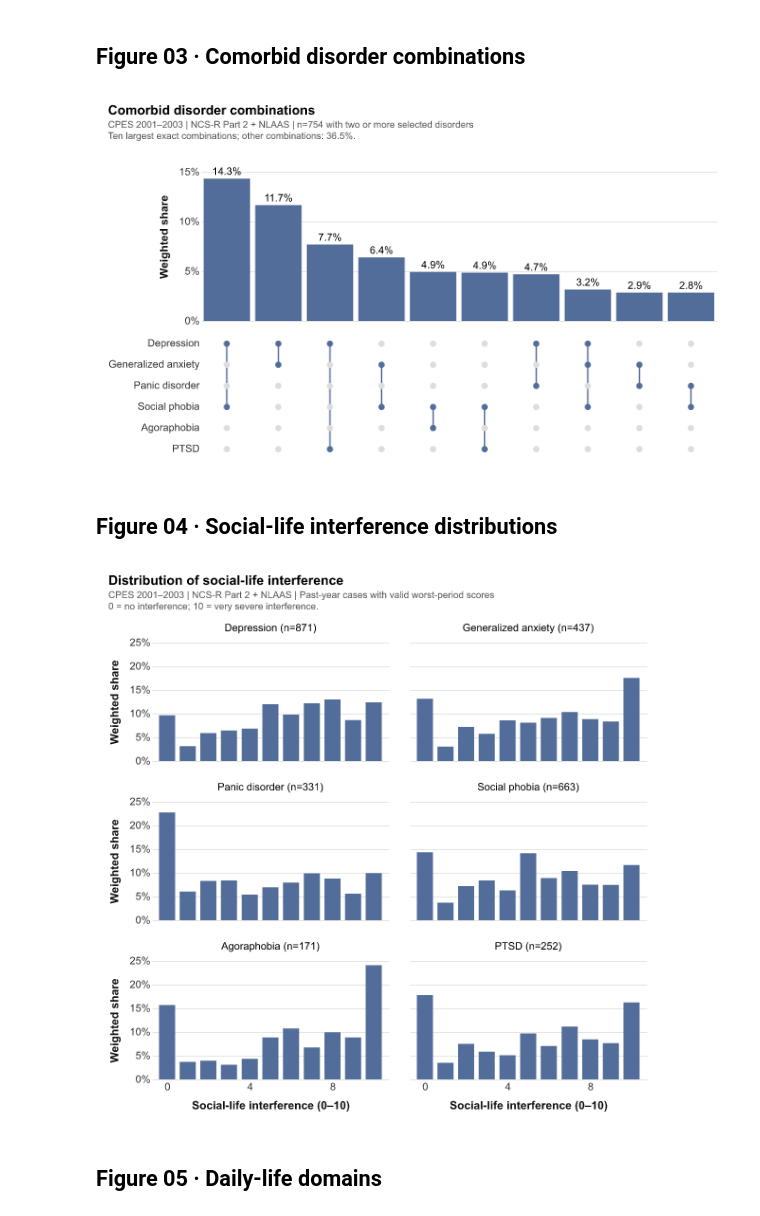
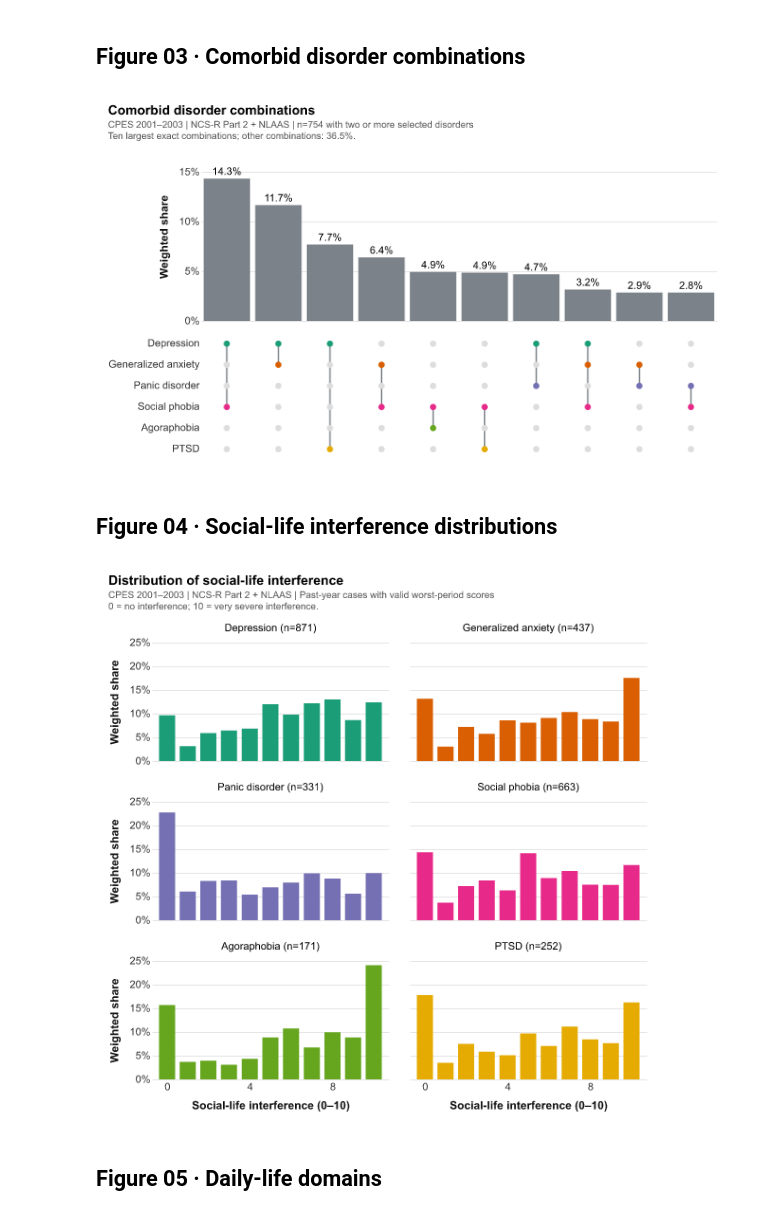
Before and after one commit to judycchen/capp30239-data-visualization_judy-chen, a Jupyter notebook: static-viz-project/milestone2_draft/static-draft.ipynb, the cells around one changed output. Drawn from its saved outputs; the diff is of its cells as text; code cells hidden in the pictures.

```diff
--- a/static-viz-project/milestone2_draft/static-draft.ipynb
+++ b/static-viz-project/milestone2_draft/static-draft.ipynb
@@ -24,8 +24,18 @@ import altair as alt
 alt.renderers.enable("png")
 
 BLUE, ORANGE = "#536D9A", "#B67439"
-DISORDER_LABELS = ["Depression", "Generalized anxiety", "Panic disorder", "Social phobia",
-                   "Agoraphobia", "PTSD"]
+# ColorBrewer Dark2: the same disorder keeps the same hue in every chart.
+DISORDER_COLORS = {
+    "Depression": "#1b9e77",
+    "Generalized anxiety": "#d95f02",
+    "Panic disorder": "#7570b3",
+    "Social phobia": "#e7298a",
+    "Agoraphobia": "#66a61e",
+    "PTSD": "#e6ab02",
+}
+DISORDER_LABELS = list(DISORDER_COLORS)
+DISORDER_SCALE = alt.Scale(domain=DISORDER_LABELS, range=list(DISORDER_COLORS.values()))
+NEUTRAL = "#7C8289"
 CARE_COLORS = {"Both": BLUE, "Professional contact only": "#A1B7CF",
                "Medication only": "#9673A6", "Neither reported": ORANGE}
 CPES_SOURCE = "CPES 2001–2003 | NCS-R Part 2 + NLAAS"
@@ -297,7 +306,7 @@ links_df = pd.DataFrame(links)
 
 
 def combinations_chart(bars_df, dots_df, lines_df):
-    bars = alt.Chart(bars_df).mark_bar(color=BLUE).encode(
+    bars = alt.Chart(bars_df).mark_bar(color=NEUTRAL).encode(
         x=alt.X("combination:O", sort=combinations, axis=None),
         y=alt.Y("share:Q", title="Weighted share", axis=alt.Axis(format="%"),
                 scale=alt.Scale(domain=[0, .17])),
@@ -307,9 +316,11 @@ def combinations_chart(bars_df, dots_df, lines_df):
         x=alt.X("combination:O", sort=combinations, axis=None),
         y=alt.Y("disorder:N", sort=DISORDER_LABELS, scale=alt.Scale(domain=DISORDER_LABELS),
                 title=None, axis=alt.Axis(ticks=False, domain=False)),
-        color=alt.condition("datum.included", alt.value(BLUE), alt.value("#DDDDDD")),
+        color=alt.condition("datum.included",
+                            alt.Color("disorder:N", scale=DISORDER_SCALE, legend=None),
+                            alt.value("#DDDDDD")),
     )
-    lines = alt.Chart(lines_df).mark_rule(color=BLUE, strokeWidth=1.5).encode(
+    lines = alt.Chart(lines_df).mark_rule(color=NEUTRAL, strokeWidth=1.5).encode(
         x=alt.X("combination:O", sort=combinations, axis=None),
         y=alt.Y("first:N", sort=DISORDER_LABELS, scale=alt.Scale(domain=DISORDER_LABELS), title=None), y2="last:N",
     )
@@ -325,7 +336,7 @@ save_chart(
      f"Ten largest exact combinations; other combinations: {omitted_share:.1f}%."],
 )
 # %% [output]
-[figure, old version]
+[figure, new version]
 # %% [markdown]
 ## Figure 04 · Social-life interference distributions
 # %%
@@ -333,37 +344,39 @@ score_distributions, score_counts = [], []
 for spec in DISORDERS.values():
     valid = cpes[spec["diagnosis"]].eq(1) & cpes[spec["social"]].between(0, 10)
     counts = cpes.loc[valid].groupby(spec["social"])["NCNLWTLG"].sum().reindex(range(11), fill_value=0)
     score_distributions.append(counts / counts.sum()*100)
     score_counts.append(int(valid.sum()))
 max_height = np.ceil(max(row.max() for row in score_distributions)/5)*5
 
 
 panel_order = [f"{label} (n={n:,})" for label, n in zip(DISORDER_LABELS, score_counts)]
 distribution_df = pd.DataFrame([
-    {"panel": panel, "score": score, "share": float(distribution.loc[score]) / 100}
-    for panel, distribution in zip(panel_order, score_distributions) for score in range(11)
+    {"panel": panel, "disorder": disorder, "score": score,
+     "share": float(distribution.loc[score]) / 100}
+    for disorder, panel, distribution in zip(DISORDER_LABELS, panel_order, score_distributions) for score in range(11)
 ])
 
 
 def interference_distributions(df):
-    bars = alt.Chart(df).mark_bar(color=BLUE, size=17).encode(
+    bars = alt.Chart(df).mark_bar(size=17).encode(
+        color=alt.Color("disorder:N", scale=DISORDER_SCALE, legend=None),
         x=alt.X("score:Q", title="Social-life interference (0–10)", scale=alt.Scale(domain=[-.5, 10.5]),
                 axis=alt.Axis(values=[0, 2, 4, 6, 8, 10], grid=False)),
         y=alt.Y("share:Q", title="Weighted share", scale=alt.Scale(domain=[0, max_height / 100]),
                 axis=alt.Axis(format="%", tickCount=5)),
     ).properties(width=250, height=125)
     return bars.facet(
         facet=alt.Facet("panel:N", sort=panel_order, title=None), columns=2, spacing=22,
     ).resolve_scale(x="shared", y="shared")
 
 
 save_chart(
     interference_distributions(distribution_df), "04_social_interference_distributions.png", "Distribution of social-life interference",
     [CPES_SOURCE + " | Past-year cases with valid worst-period scores",
      "0 = no interference; 10 = very severe interference."],
 )
 # %% [output]
-[figure, old version]
+[figure, new version]
 # %% [markdown]
 ## Figure 05 · Daily-life domains
 # %%
```
Also changed, not shown: parts of 4 cells of this notebook, 8 other files.
